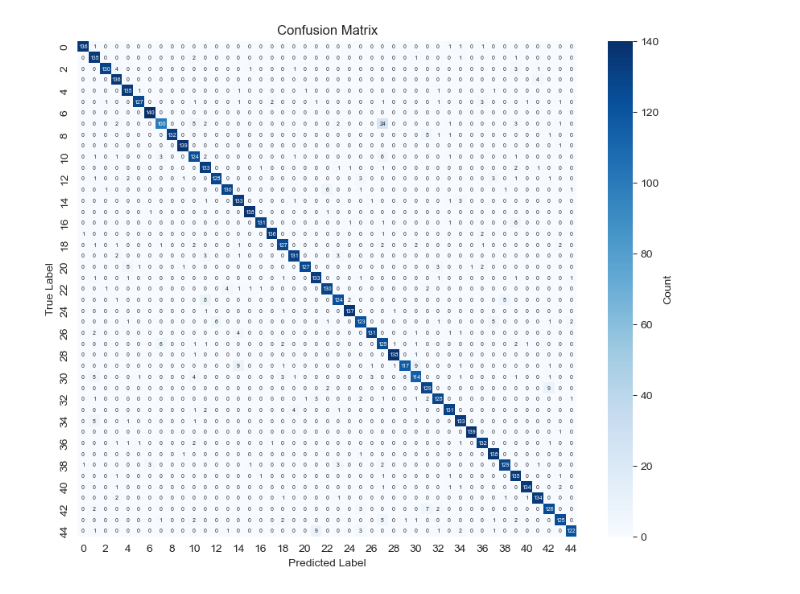
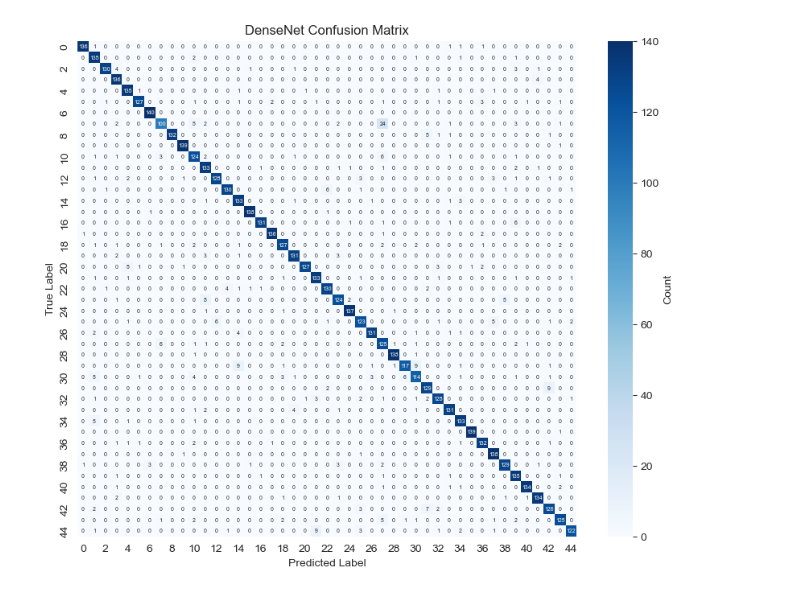
Before and after one commit to JackieLin2004/Intelligent-RS, a Jupyter notebook: DenseNet/draw_indicators.ipynb, the cells around one changed output. Cells and saved outputs as stored; diff of their text form; code cells hidden in the pictures.

Commit message:
Completion of DenseNet's metrics chart

```diff
--- a/DenseNet/draw_indicators.ipynb
+++ b/DenseNet/draw_indicators.ipynb
@@ -1,29 +1,29 @@
 # %%
 import matplotlib.pyplot as plt
 import seaborn as sns
 from sklearn.metrics import confusion_matrix
 
 # 读取真实标签和预测结果
 all_labels = []
 all_preds = []
 with open("./best_model_labels_preds.txt", "r") as f:
     for line in f:
         label, pred = map(int, line.strip().split())
         all_labels.append(label)
         all_preds.append(pred)
 
 # 计算混淆矩阵
 conf_matrix = confusion_matrix(all_labels, all_preds)
 
 # 绘制混淆矩阵热力图
 plt.figure(figsize=(10, 8))  # 调整图形大小
 sns.heatmap(conf_matrix, annot=True, fmt="d", cmap="Blues", cbar_kws={'label': 'Count'}, annot_kws={"size": 5})
 plt.xlabel("Predicted Label")
 plt.ylabel("True Label")
-plt.title("Confusion Matrix")
+plt.title("DenseNet Confusion Matrix")
 
 # 保存图像
-plt.savefig("./confusion_matrix.png", dpi=500)  # 保存为高分辨率图片
+plt.savefig("./DenseNet_Confusion_Matrix.png", dpi=500)  # 保存为高分辨率图片
 plt.show()
 # %% [output]
-[figure, old version]
+[figure, new version]
```
Also changed, not shown: parts of 2 cells of this notebook, 3 other files.
